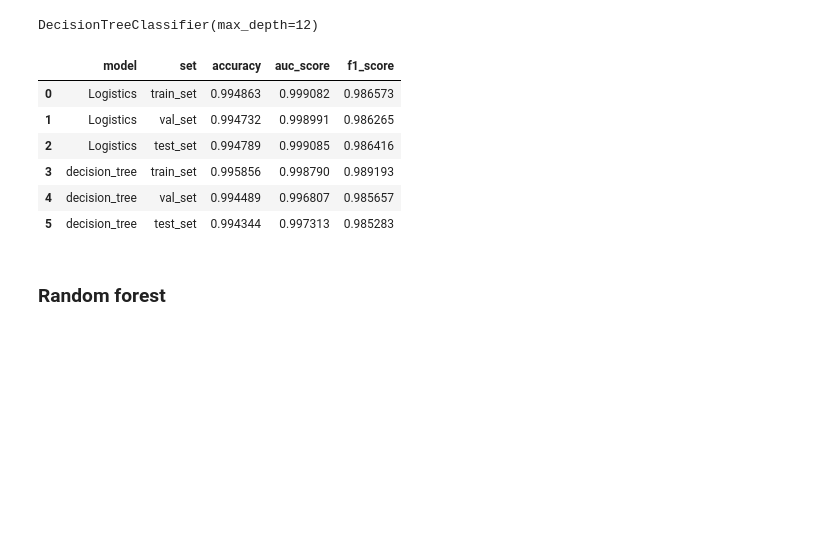
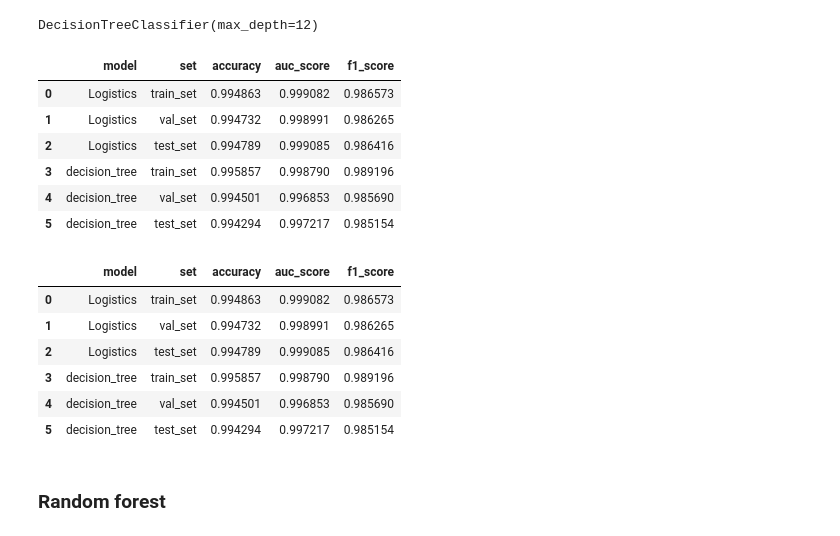
Before and after one commit to thaingoc273/Machine_learning_zoomcamp, a Jupyter notebook: Week_7_midterm/Week_7_midterm.ipynb, the cells around one changed output. Drawn from its saved outputs; the diff is of its cells as text; code cells hidden in the pictures; blank space fills up the shorter version.

```diff
--- a/Week_7_midterm/Week_7_midterm.ipynb
+++ b/Week_7_midterm/Week_7_midterm.ipynb
@@ -647,8 +658,16 @@ DecisionTreeClassifier(max_depth=12)
 df_result.loc[len(df_result)] = evaluation_result(dt, "decision_tree", "train_set", X_train, y_train)
 df_result.loc[len(df_result)] = evaluation_result(dt, "decision_tree", "val_set", X_val, y_val)
 df_result.loc[len(df_result)] = evaluation_result(dt, "decision_tree", "test_set", X_test, y_test)
-# %%
-df_result.drop(index=[3,4,5,6,7,8], inplace=True)
+# %%
+df_result
+# %% [output]
+|  | model | set | accuracy | auc_score | f1_score |
+| 0 | Logistics | train_set | 0.994863 | 0.999082 | 0.986573 |
+| 1 | Logistics | val_set | 0.994732 | 0.998991 | 0.986265 |
+| 2 | Logistics | test_set | 0.994789 | 0.999085 | 0.986416 |
+| 3 | decision_tree | train_set | 0.995857 | 0.998790 | 0.989196 |
+| 4 | decision_tree | val_set | 0.994501 | 0.996853 | 0.985690 |
+| 5 | decision_tree | test_set | 0.994294 | 0.997217 | 0.985154 |
 # %%
 df_result
 # %% [output]
@@ -656,9 +675,9 @@ df_result
 | 0 | Logistics | train_set | 0.994863 | 0.999082 | 0.986573 |
 | 1 | Logistics | val_set | 0.994732 | 0.998991 | 0.986265 |
 | 2 | Logistics | test_set | 0.994789 | 0.999085 | 0.986416 |
-| 3 | decision_tree | train_set | 0.995856 | 0.998790 | 0.989193 |
-| 4 | decision_tree | val_set | 0.994489 | 0.996807 | 0.985657 |
-| 5 | decision_tree | test_set | 0.994344 | 0.997313 | 0.985283 |
+| 3 | decision_tree | train_set | 0.995857 | 0.998790 | 0.989196 |
+| 4 | decision_tree | val_set | 0.994501 | 0.996853 | 0.985690 |
+| 5 | decision_tree | test_set | 0.994294 | 0.997217 | 0.985154 |
 # %% [markdown]
 ### Random forest
 # %%
```
Also changed, not shown: parts of 11 cells of this notebook, 6 other files.
